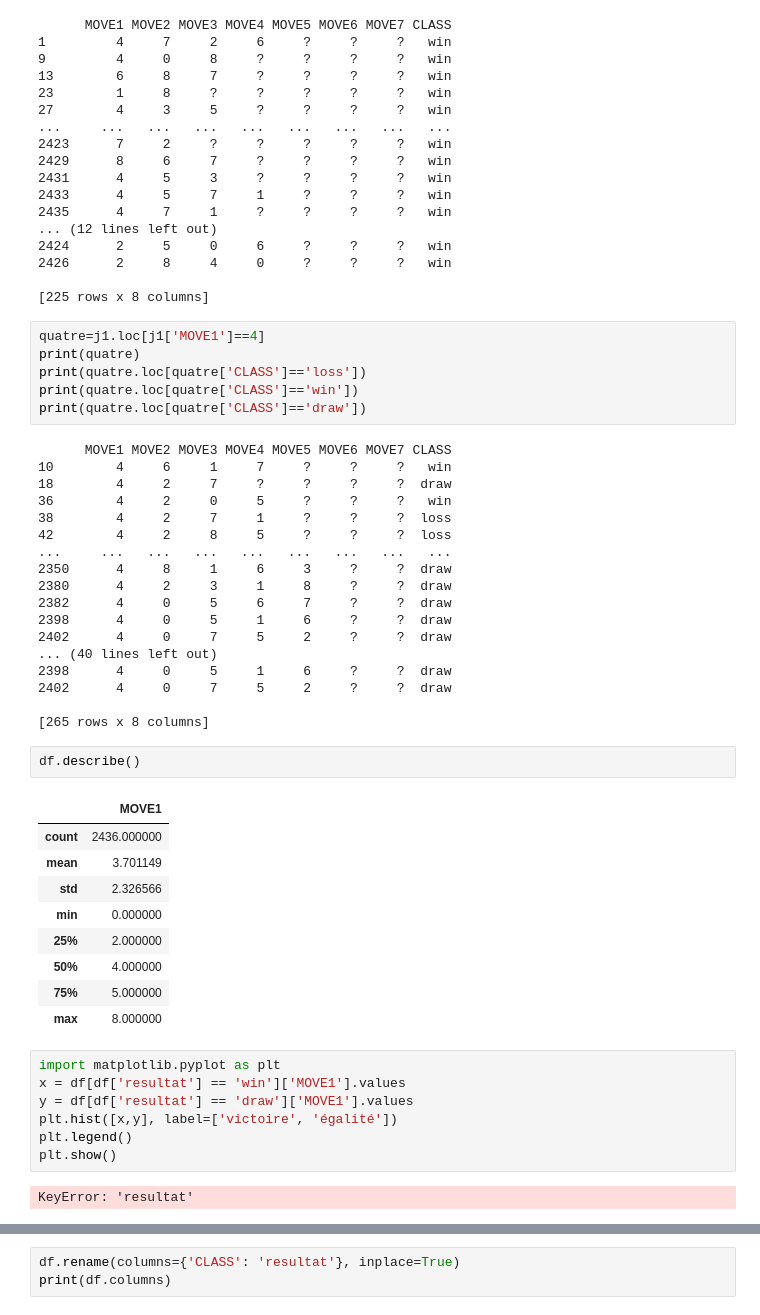
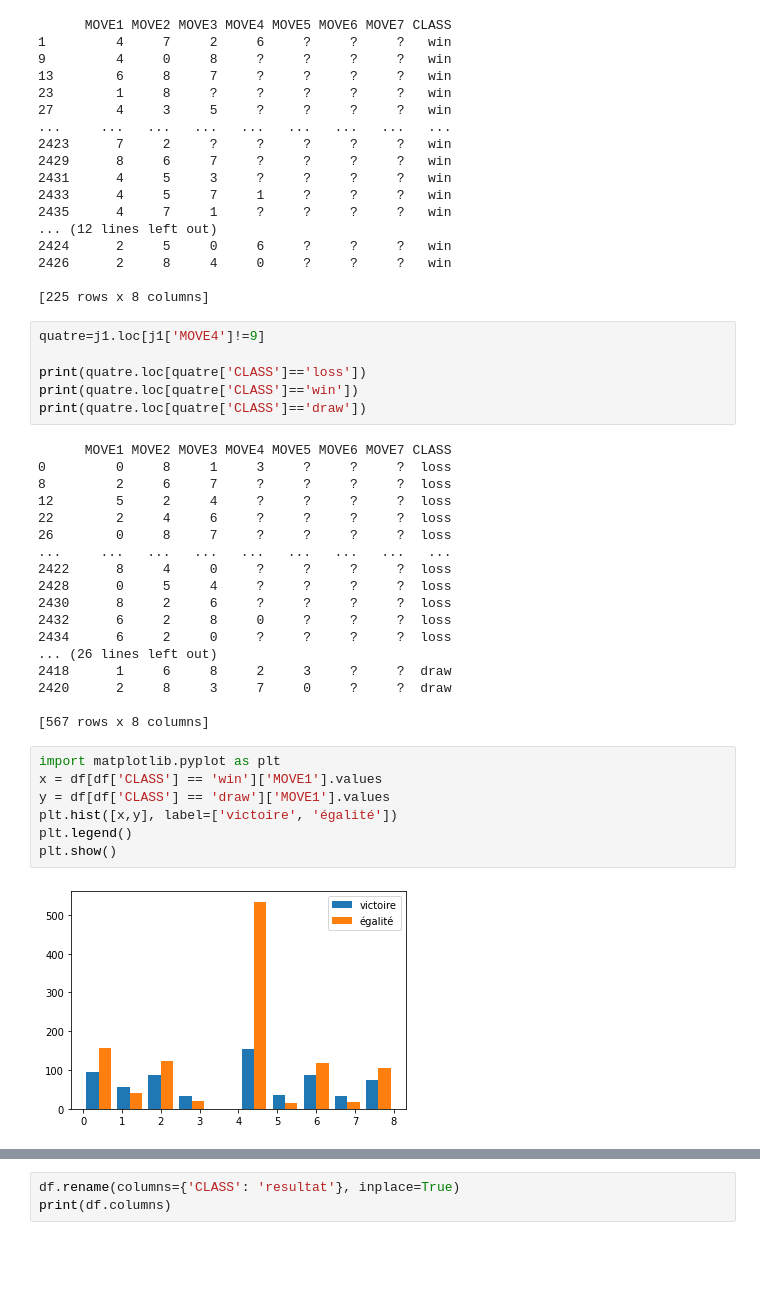
Before and after one commit to BastienMalea/MorpionIA, a Jupyter notebook: Projet.ipynb, the cells around one changed output, grey strips where cells are left out. Saved outputs shown, nothing was run; the diff lists cells and outputs as text; blank space fills up the shorter version.

```diff
--- a/Projet.ipynb
+++ b/Projet.ipynb
@@ -103,48 +113,36 @@ print(j1.loc[j1['CLASS']=='win'])
 
 [225 rows x 8 columns]
 # %%
-quatre=j1.loc[j1['MOVE1']==4]
-print(quatre)
+quatre=j1.loc[j1['MOVE4']!=9]
+
 print(quatre.loc[quatre['CLASS']=='loss'])
 print(quatre.loc[quatre['CLASS']=='win'])
 print(quatre.loc[quatre['CLASS']=='draw'])
 # %% [output]
       MOVE1 MOVE2 MOVE3 MOVE4 MOVE5 MOVE6 MOVE7 CLASS
-10        4     6     1     7     ?     ?     ?   win
-18        4     2     7     ?     ?     ?     ?  draw
-36        4     2     0     5     ?     ?     ?   win
-38        4     2     7     1     ?     ?     ?  loss
-42        4     2     8     5     ?     ?     ?  loss
+0         0     8     1     3     ?     ?     ?  loss
+8         2     6     7     ?     ?     ?     ?  loss
+12        5     2     4     ?     ?     ?     ?  loss
+22        2     4     6     ?     ?     ?     ?  loss
+26        0     8     7     ?     ?     ?     ?  loss
 ...     ...   ...   ...   ...   ...   ...   ...   ...
-2350      4     8     1     6     3     ?     ?  draw
-2380      4     2     3     1     8     ?     ?  draw
-2382      4     0     5     6     7     ?     ?  draw
-2398      4     0     5     1     6     ?     ?  draw
-2402      4     0     7     5     2     ?     ?  draw
-... (40 lines left out)
-2398      4     0     5     1     6     ?     ?  draw
-2402      4     0     7     5     2     ?     ?  draw
+2422      8     4     0     ?     ?     ?     ?  loss
+2428      0     5     4     ?     ?     ?     ?  loss
+2430      8     2     6     ?     ?     ?     ?  loss
+2432      6     2     8     0     ?     ?     ?  loss
+2434      6     2     0     ?     ?     ?     ?  loss
+... (26 lines left out)
+2418      1     6     8     2     3     ?     ?  draw
+2420      2     8     3     7     0     ?     ?  draw
 
-[265 rows x 8 columns]
+[567 rows x 8 columns]
-# %%
-df.describe()
-# %% [output]
-|  | MOVE1 |
-| count | 2436.000000 |
-| mean | 3.701149 |
-| std | 2.326566 |
-| min | 0.000000 |
-| 25% | 2.000000 |
-| 50% | 4.000000 |
-| 75% | 5.000000 |
-| max | 8.000000 |
 # %%
 import matplotlib.pyplot as plt
-x = df[df['resultat'] == 'win']['MOVE1'].values
-y = df[df['resultat'] == 'draw']['MOVE1'].values
+x = df[df['CLASS'] == 'win']['MOVE1'].values
+y = df[df['CLASS'] == 'draw']['MOVE1'].values
 plt.hist([x,y], label=['victoire', 'égalité'])
 plt.legend()
 plt.show()
 # %% [output]
-KeyError: 'resultat'
+[figure, added]
 # %%
```
Also changed, not shown: parts of 10 cells of this notebook.
